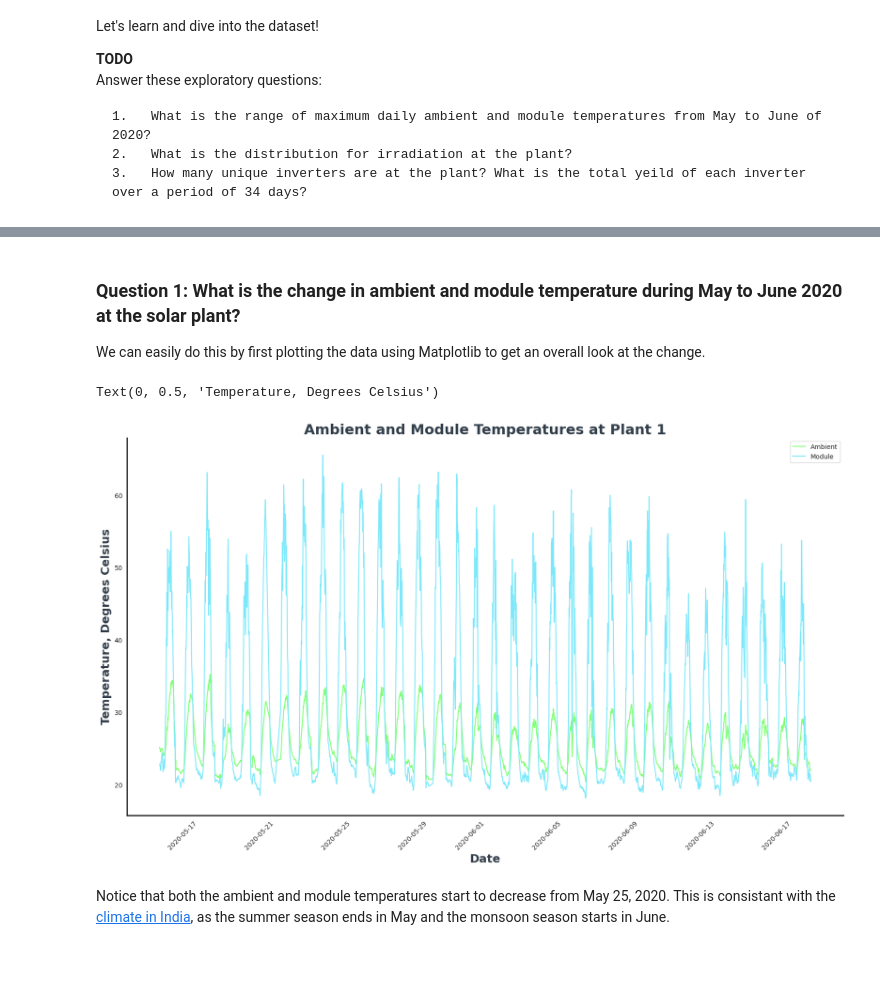
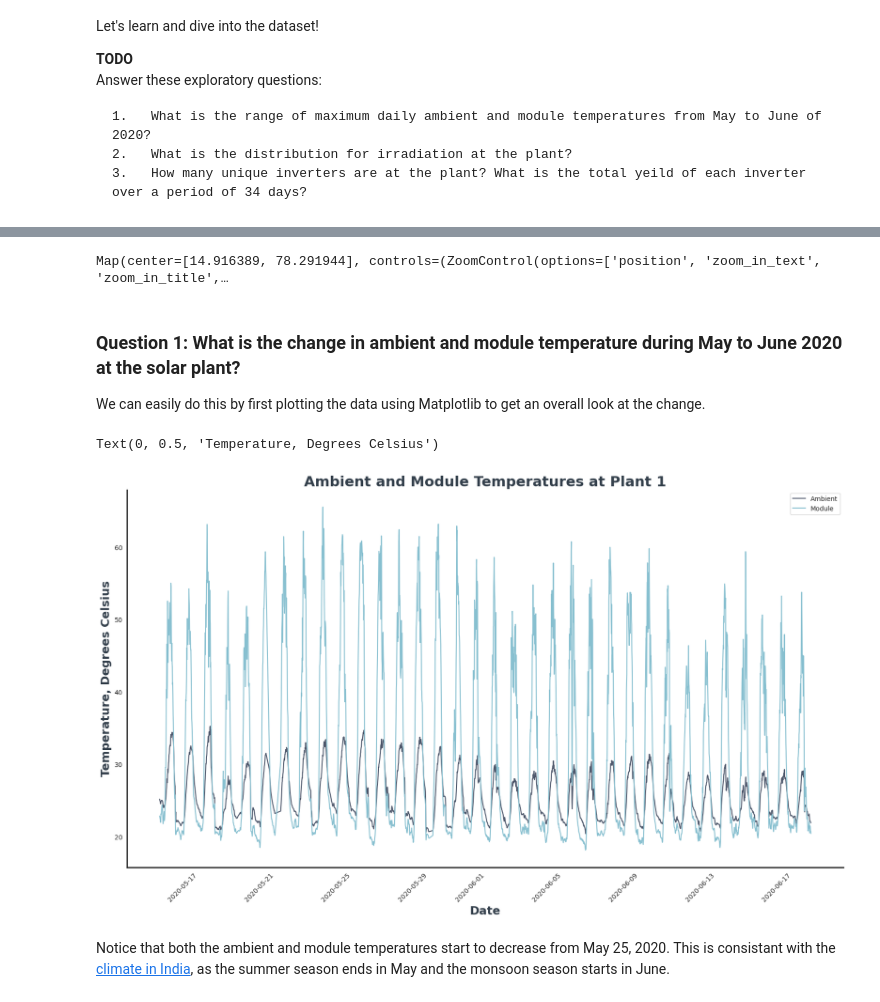
Before and after one commit to charitarthchugh/solar-india, a Jupyter notebook: solar-india.ipynb, the cells around one changed output, grey strips where cells are left out. Saved outputs shown, nothing was run; the diff lists cells and outputs as text; code cells hidden in the pictures; blank space fills up the shorter version.

```diff
--- a/solar-india.ipynb
+++ b/solar-india.ipynb
@@ -244,3 +211,41 @@ plant1=Plant1()
+# %%
+def weather_sensor_df() -> pd.core.frame.DataFrame:
+    """
+    Properly load the weather sensor data
+    """
+    tmp=pd.read_csv(data_dir+"Plant_1_Weather_Sensor_Data.csv")
+
+    # Dropping source key because it is the same throughout the dataset
+    tmp.drop(columns=["PLANT_ID","SOURCE_KEY"], inplace=True)
+    # In the dataset, the DATE_TIME is of type object.
+    # This will convert it into timestamp data.
+    tmp["DATE_TIME"]=pd.to_datetime(tmp["DATE_TIME"])
+    return tmp
+
+def generation_df() -> pd.core.frame.DataFrame:
+    """
+    Properly load the generation data
+    """
+    tmp=pd.read_csv(data_dir+"Plant_1_Generation_Data.csv")
+    # Plant ID stays constant throughout the dataset and it is a
+    tmp.drop(columns=["PLANT_ID"], inplace=True)
+    # In the dataset, the DATE_TIME is of type object.
+    # This will convert it into timestamp data
+    tmp["DATE_TIME"]=pd.to_datetime(tmp["DATE_TIME"])
+    # Rename SOURCE_KEY to INVERTER_ID to make it clearer
+    tmp.rename(columns={ "SOURCE_KEY":"INVERTER_ID"},inplace=True)
+    return tmp
+
+class Plant1:
+    """
+    Contains properties and data of the first plant in the dataset.
+    """
+    id = 4135001
+    sensor_panel_id = "HmiyD2TTLFNqkNe"
+    generation_df = generation_df()
+    weather_sensor_df = weather_sensor_df()
+# Initalize the class
+plant1=Plant1()
 # %% [markdown]
 #### Customize Matplotlib
 Matplotlib is a statistical software that creates vizualizations of data. Here I will be customizing it slightly to have better vizualizations.
@@ -270,20 +278,29 @@ Answer these exploratory questions:
+# %%
+from ipyleaflet import Map, basemaps, Marker
+center = [14.916389, 78.291944]
+zoom = 15
+m=Map(basemap=basemaps.Esri.WorldImagery, center=center, zoom=zoom)
+m.add_layer(Marker(location=center,draggable=False))
+display(m)
+# %% [output]
+Map(center=[14.916389, 78.291944], controls=(ZoomControl(options=['position', 'zoom_in_text', 'zoom_in_title',…
 # %% [markdown]
 ### Question 1: What is the change in ambient and module temperature during May to June 2020 at the solar plant?
 
 We can easily do this by first plotting the data using Matplotlib to get an overall look at the change.
 # %%
 fig, ax = plt.subplots(figsize=(20,12), dpi=100,)
-plt.plot(plant1.weather_sensor_df.DATE_TIME,plant1.weather_sensor_df.AMBIENT_TEMPERATURE, color='#80FF72', label="Ambient")
-plt.plot(plant1.weather_sensor_df.DATE_TIME,plant1.weather_sensor_df.MODULE_TEMPERATURE, color="#7EE8FA", label="Module")
+plt.plot(plant1.weather_sensor_df.DATE_TIME,plant1.weather_sensor_df.AMBIENT_TEMPERATURE, color='#4C566A', label="Ambient")
+plt.plot(plant1.weather_sensor_df.DATE_TIME,plant1.weather_sensor_df.MODULE_TEMPERATURE, color="#88C0D0", label="Module")
 plt.legend()
 fig.autofmt_xdate(rotation=45)
 ax.spines['top'].set_visible(False)
 ax.spines['right'].set_visible(False)
 ax.set_title("Ambient and Module Temperatures at Plant 1",fontsize=22, fontweight='black',color='#333F4B')
 ax.set_xlabel("Date",fontsize=18, fontweight='black', color = '#333F4B')
 ax.set_ylabel("Temperature, Degrees Celsius", fontsize=18, fontweight='black', color='#333F4B')
 # %% [output]
 Text(0, 0.5, 'Temperature, Degrees Celsius')
-[figure, old version]
+[figure, new version]
 # %% [markdown]
 Notice that both the ambient and module temperatures start to decrease from May 25, 2020. This is consistant with the [climate in India](https://en.wikipedia.org/wiki/Climate_of_India), as the summer season ends in May and the monsoon season starts in June.
```
Also changed, not shown: parts of 18 cells of this notebook, 1 other file.
